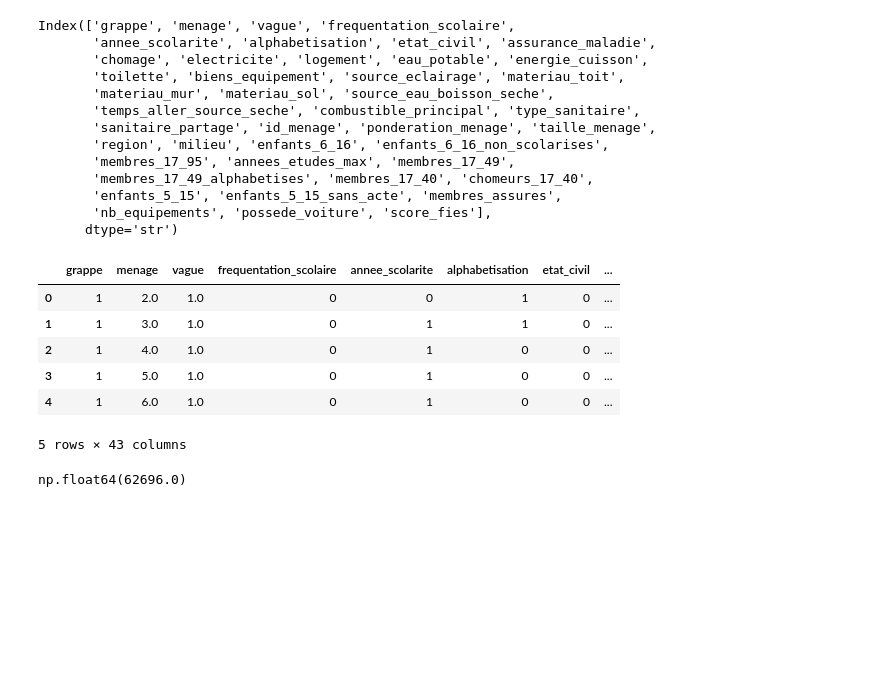
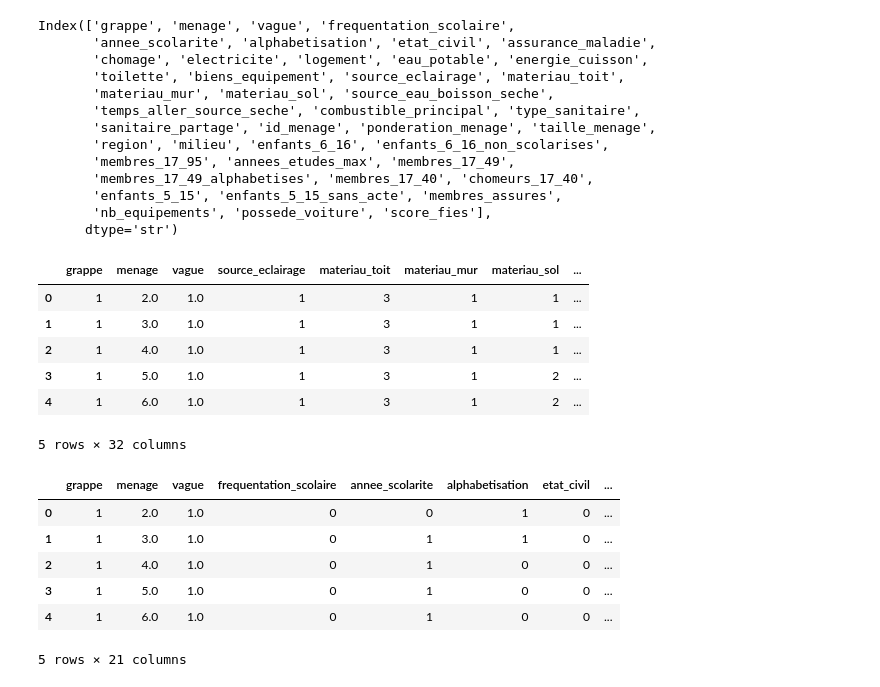
Before and after one commit to cae-ins/IPM_CI, a Jupyter notebook: PythonIPM/notebooks/explore_bases.ipynb, the cells around one changed output. Saved outputs shown, nothing was run; the diff lists cells and outputs as text; code cells hidden in the pictures; blank space fills up the shorter version.

```diff
--- a/PythonIPM/notebooks/explore_bases.ipynb
+++ b/PythonIPM/notebooks/explore_bases.ipynb
@@ -384,9 +384,20 @@ Index(['grappe', 'menage', 'vague', 'frequentation_scolaire',
        'enfants_5_15', 'enfants_5_15_sans_acte', 'membres_assures',
        'nb_equipements', 'possede_voiture', 'score_fies'],
       dtype='str')
+# %%
+pms = pd.read_stata("sorties/preconstruction_matrice_situationnelle.dta")
+pms.head()
+# %% [output]
+|  | grappe | menage | vague | source_eclairage | materiau_toit | materiau_mur | materiau_sol | ... |
+| 0 | 1 | 2.0 | 1.0 | 1 | 3 | 1 | 1 | ... |
+| 1 | 1 | 3.0 | 1.0 | 1 | 3 | 1 | 1 | ... |
+| 2 | 1 | 4.0 | 1.0 | 1 | 3 | 1 | 1 | ... |
+| 3 | 1 | 5.0 | 1.0 | 1 | 3 | 1 | 2 | ... |
+| 4 | 1 | 6.0 | 1.0 | 1 | 3 | 1 | 2 | ... |
+5 rows × 32 columns
 # %%
-X = pd.read_stata("matrice_situationnelle_ehcvm2021.dta")
-X.head()
+ms = pd.read_stata("sorties/matrice_situationnelle_ehcvm2021.dta")
+ms.head()
 # %% [output]
 |  | grappe | menage | vague | frequentation_scolaire | annee_scolarite | alphabetisation | etat_civil | ... |
 | 0 | 1 | 2.0 | 1.0 | 0 | 0 | 1 | 0 | ... |
@@ -394,8 +405,4 @@ X.head()
 | 2 | 1 | 4.0 | 1.0 | 0 | 1 | 0 | 0 | ... |
 | 3 | 1 | 5.0 | 1.0 | 0 | 1 | 0 | 0 | ... |
 | 4 | 1 | 6.0 | 1.0 | 0 | 1 | 0 | 0 | ... |
-5 rows × 43 columns
+5 rows × 21 columns
-# %%
-ms["temps_aller_source_seche"].sum()
-# %% [output]
-np.float64(62696.0)
```
Also changed, not shown: parts of 1 cell of this notebook, 7 other files.
